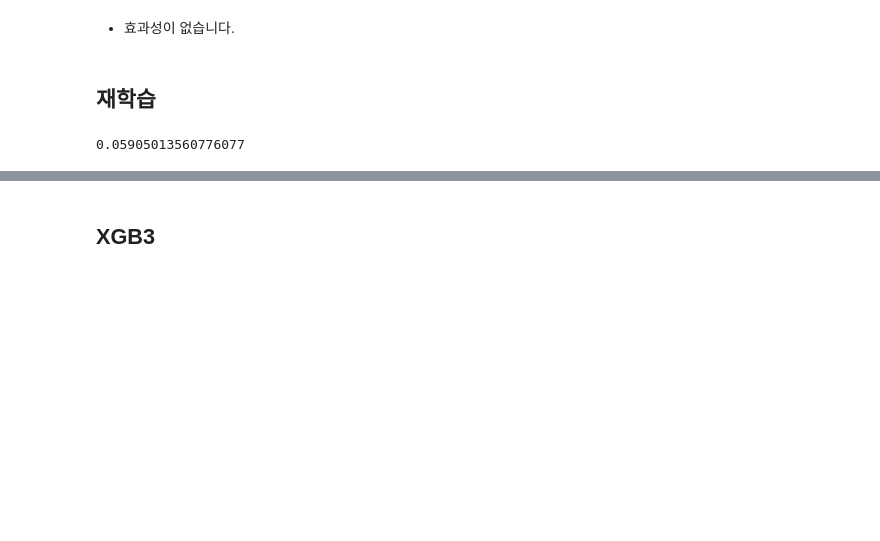
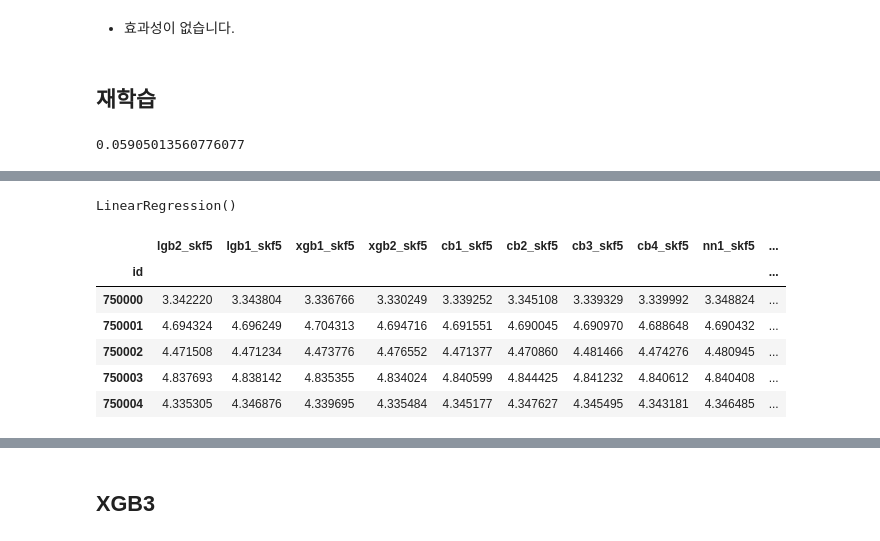
Before and after one commit to sunkusun9/sunkusun9, a Jupyter notebook: kaggle/PGS5/PGS5_ep5/4.Experiment_4.ipynb, the cells around one changed output, grey strips where cells are left out. Saved outputs shown, nothing was run; the diff lists cells and outputs as text; code cells hidden in the pictures; blank space fills up the shorter version.

```diff
--- a/kaggle/PGS5/PGS5_ep5/4.Experiment_4.ipynb
+++ b/kaggle/PGS5/PGS5_ep5/4.Experiment_4.ipynb
@@ -90,3 +103,6 @@ result = sgml.cv(df_stk, skf, hparams, {**config, 'sp_y': 'duration_bin'}, lr_ad
 np.mean(result['valid_scores'])
 # %% [output]
 0.05905013560776077
+# %%
+for i in X_stk:
+    sc.train_cv(i, df_train, {**config, 'sp_y': 'duration_bin'})
@@ -92,0 +130,19 @@ np.mean(result['valid_scores'])
+# %%
+from sklearn.linear_model import LinearRegression
+reg_meta_lr = LinearRegression()
+reg_meta_lr.fit(df_stk[X_stk], df_train[target])
+# %% [output]
+LinearRegression()
+# %%
+df_stk_test = pd.concat([
+    sc.get_predictor_cv(i, config)(df_test).rename(i) for i in X_stk
+], axis = 1)
+df_stk_test.head()
+# %% [output]
+|  | lgb2_skf5 | lgb1_skf5 | xgb1_skf5 | xgb2_skf5 | cb1_skf5 | cb2_skf5 | cb3_skf5 | cb4_skf5 | nn1_skf5 | ... |
+| id |  |  |  |  |  |  |  |  |  | ... |
+| 750000 | 3.342220 | 3.343804 | 3.336766 | 3.330249 | 3.339252 | 3.345108 | 3.339329 | 3.339992 | 3.348824 | ... |
+| 750001 | 4.694324 | 4.696249 | 4.704313 | 4.694716 | 4.691551 | 4.690045 | 4.690970 | 4.688648 | 4.690432 | ... |
+| 750002 | 4.471508 | 4.471234 | 4.473776 | 4.476552 | 4.471377 | 4.470860 | 4.481466 | 4.474276 | 4.480945 | ... |
+| 750003 | 4.837693 | 4.838142 | 4.835355 | 4.834024 | 4.840599 | 4.844425 | 4.841232 | 4.840612 | 4.840408 | ... |
+| 750004 | 4.335305 | 4.346876 | 4.339695 | 4.335484 | 4.345177 | 4.347627 | 4.345495 | 4.343181 | 4.346485 | ... |
```
Also changed, not shown: parts of 21 cells of this notebook, 5 other files.
